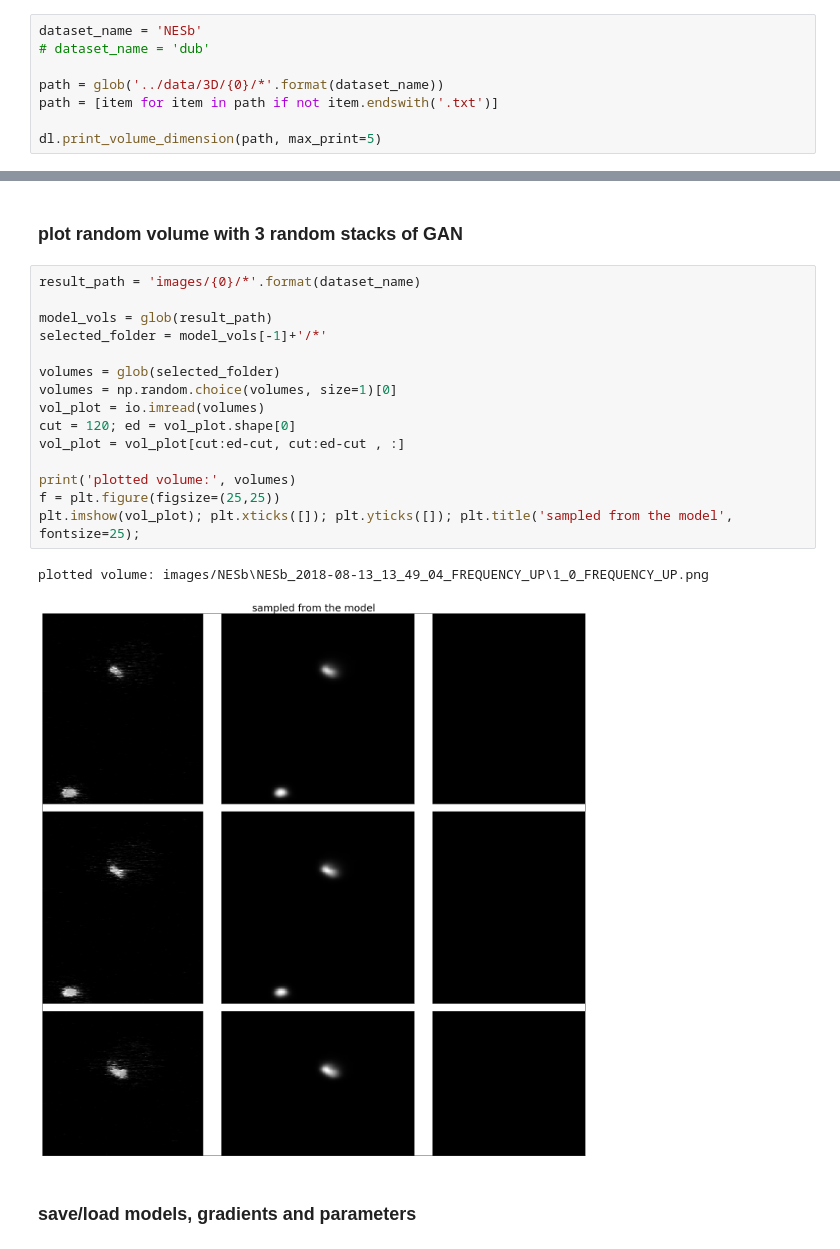
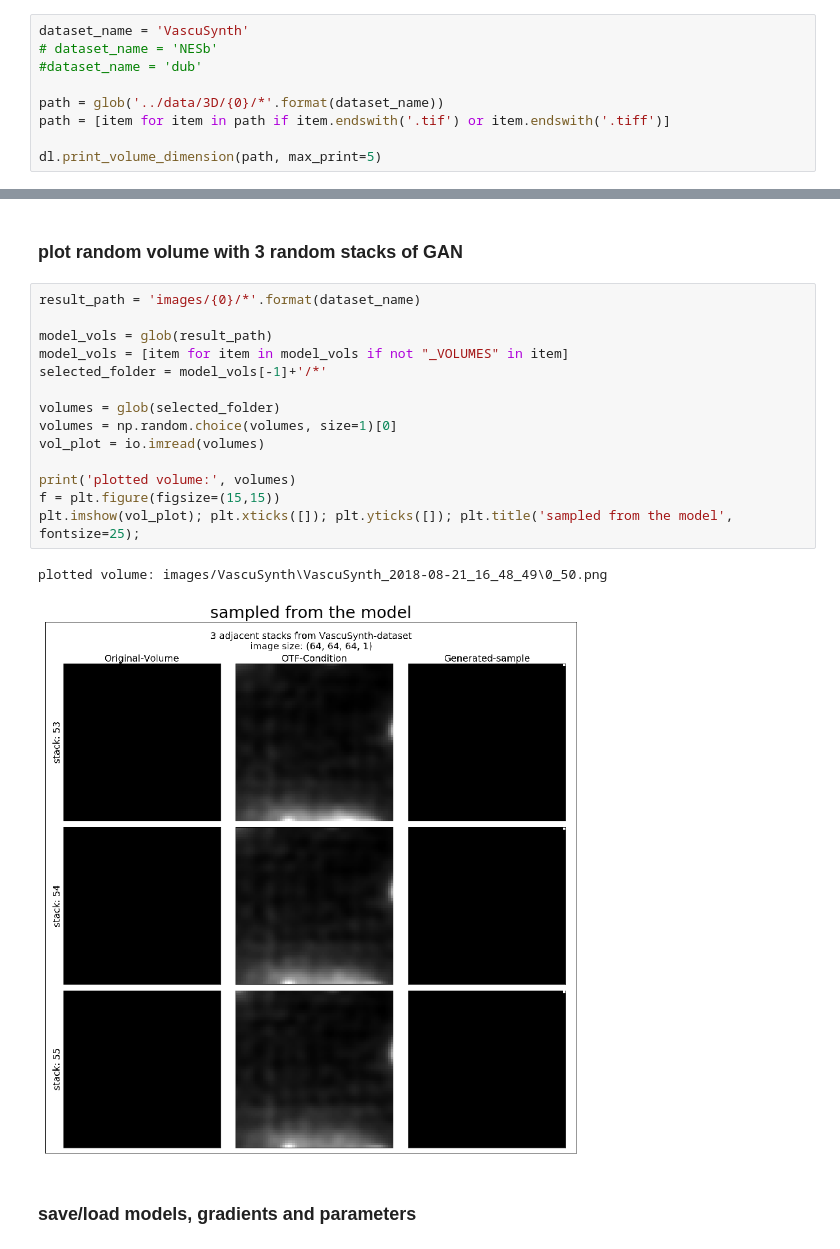
Before and after one commit to jaypem/3D-DeconvolutionGAN, a Jupyter notebook: notebooks/pix3pix_GAN.ipynb, the cells around one changed output, grey strips where cells are left out. Saved outputs shown, nothing was run; the diff lists cells and outputs as text.

```diff
--- a/notebooks/pix3pix_GAN.ipynb
+++ b/notebooks/pix3pix_GAN.ipynb
@@ -34,11 +36,12 @@ warnings.filterwarnings("ignore")
 # %% [markdown]
 ### look for the data
 # %%
-dataset_name = 'NESb'
-# dataset_name = 'dub'
+dataset_name = 'VascuSynth'
+# dataset_name = 'NESb'
+#dataset_name = 'dub'
 
 path = glob('../data/3D/{0}/*'.format(dataset_name))
-path = [item for item in path if not item.endswith('.txt')]
+path = [item for item in path if item.endswith('.tif') or item.endswith('.tiff')]
 
 dl.print_volume_dimension(path, max_print=5)
 # %% [output]
@@ -279,21 +297,20 @@ if delete_model_memory:
 # %%
 result_path = 'images/{0}/*'.format(dataset_name)
 
 model_vols = glob(result_path)
+model_vols = [item for item in model_vols if not "_VOLUMES" in item]
 selected_folder = model_vols[-1]+'/*'
 
 volumes = glob(selected_folder)
 volumes = np.random.choice(volumes, size=1)[0]
 vol_plot = io.imread(volumes)
-cut = 120; ed = vol_plot.shape[0]
-vol_plot = vol_plot[cut:ed-cut, cut:ed-cut , :]
 
 print('plotted volume:', volumes)
-f = plt.figure(figsize=(25,25))
+f = plt.figure(figsize=(15,15))
 plt.imshow(vol_plot); plt.xticks([]); plt.yticks([]); plt.title('sampled from the model', fontsize=25);
 # %% [output]
-plotted volume: images/NESb\NESb_2018-08-13_13_49_04_FREQUENCY_UP\1_0_FREQUENCY_UP.png
+plotted volume: images/VascuSynth\VascuSynth_2018-08-21_16_48_49\0_50.png
-[figure, old version]
+[figure, new version]
 # %% [markdown]
 ### save/load models, gradients and parameters
 # %%
```
Also changed, not shown: parts of 27 cells of this notebook, 2 other files.
